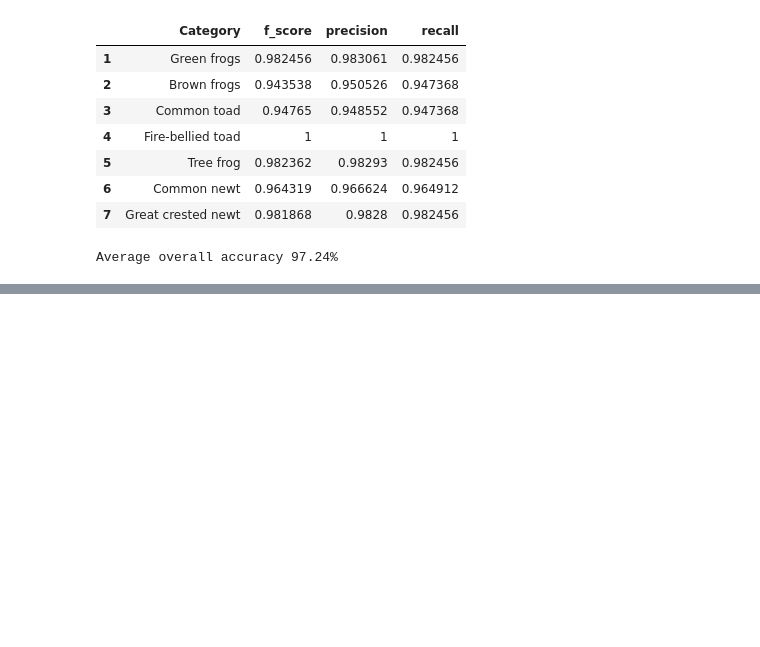
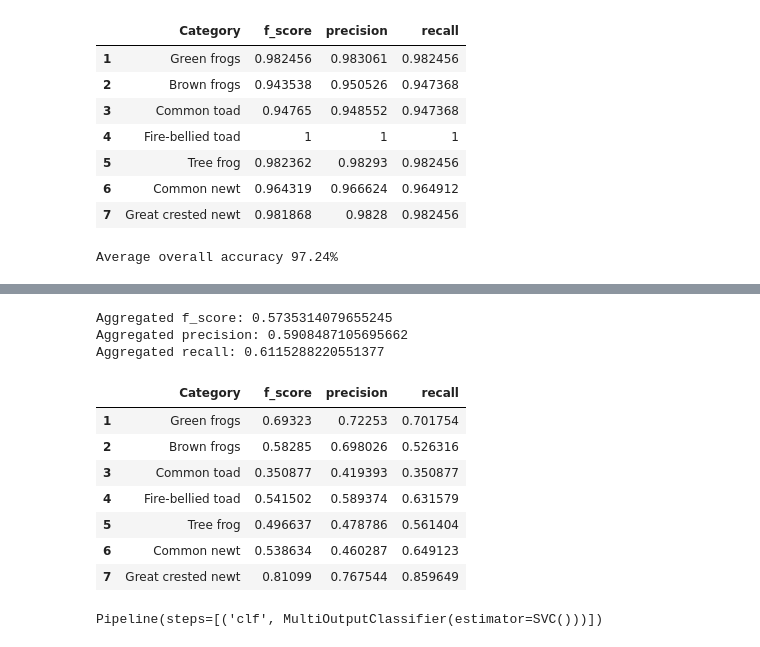
Before and after one commit to Siddharth-14/Amphibians-Counter, a Jupyter notebook: Amphibians.ipynb, the cells around one changed output, grey strips where cells are left out. Cells and saved outputs as stored; diff of their text form; code cells hidden in the pictures; blank space fills up the shorter version.

```diff
--- a/Amphibians.ipynb
+++ b/Amphibians.ipynb
@@ -180,0 +244,9 @@ Average overall accuracy 97.24%
+# %%
+from sklearn.neighbors import KNeighborsClassifier
+
+def model_pipeline_nn():
+    pipeline = Pipeline([
+        ('clf', MultiOutputClassifier(KNeighborsClassifier(n_neighbors=2)))
+    ])
+
+    return pipeline
@@ -180,0 +260,30 @@ Average overall accuracy 97.24%
+# %%
+y_pred = model.predict(X_test)
+get_results(y_test, y_pred)
+# %% [output]
+Aggregated f_score: 0.5735314079655245
+Aggregated precision: 0.5908487105695662
+Aggregated recall: 0.6115288220551377
+|  | Category | f_score | precision | recall |
+| 1 | Green frogs | 0.69323 | 0.72253 | 0.701754 |
+| 2 | Brown frogs | 0.58285 | 0.698026 | 0.526316 |
+| 3 | Common toad | 0.350877 | 0.419393 | 0.350877 |
+| 4 | Fire-bellied toad | 0.541502 | 0.589374 | 0.631579 |
+| 5 | Tree frog | 0.496637 | 0.478786 | 0.561404 |
+| 6 | Common newt | 0.538634 | 0.460287 | 0.649123 |
+| 7 | Great crested newt | 0.81099 | 0.767544 | 0.859649 |
+# %%
+from sklearn import svm
+
+def model_pipeline_svm():
+    pipeline = Pipeline([
+        ('clf', MultiOutputClassifier(svm.SVC()))
+    ])
+
+    return pipeline
+
+model = []
+model = model_pipeline_svm()
+model.fit(X_train, y_train)
+# %% [output]
+Pipeline(steps=[('clf', MultiOutputClassifier(estimator=SVC()))])
```
Also changed, not shown: parts of 17 cells of this notebook, 1 other file.
